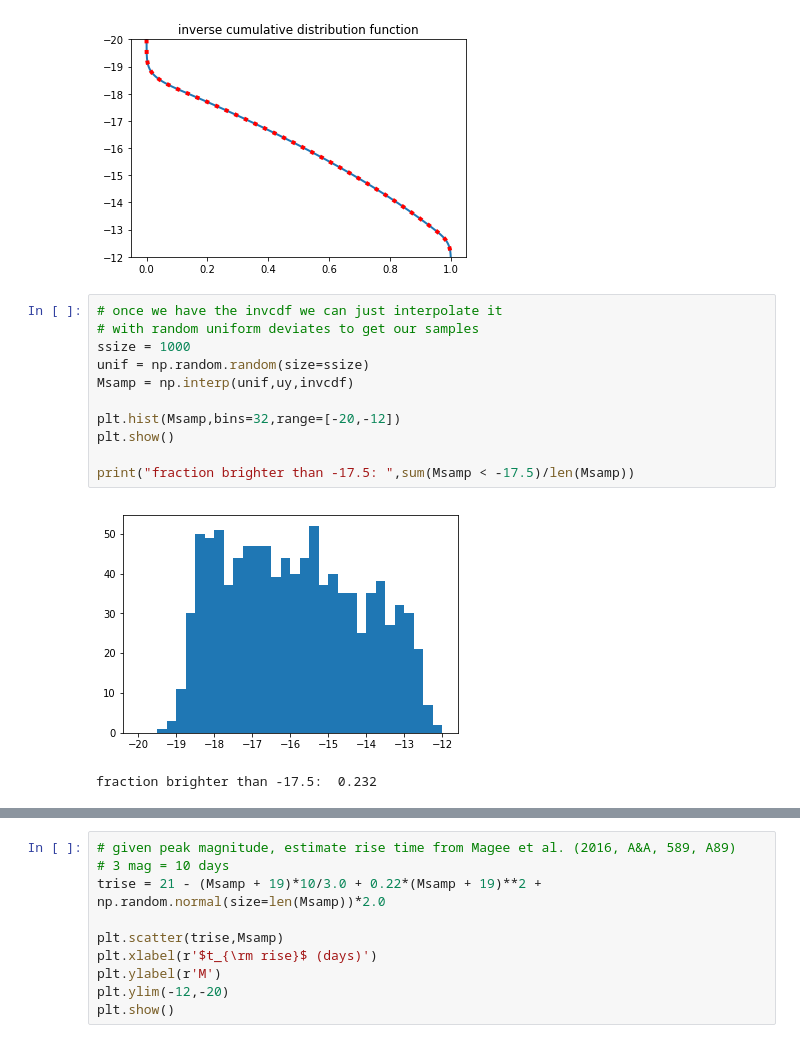
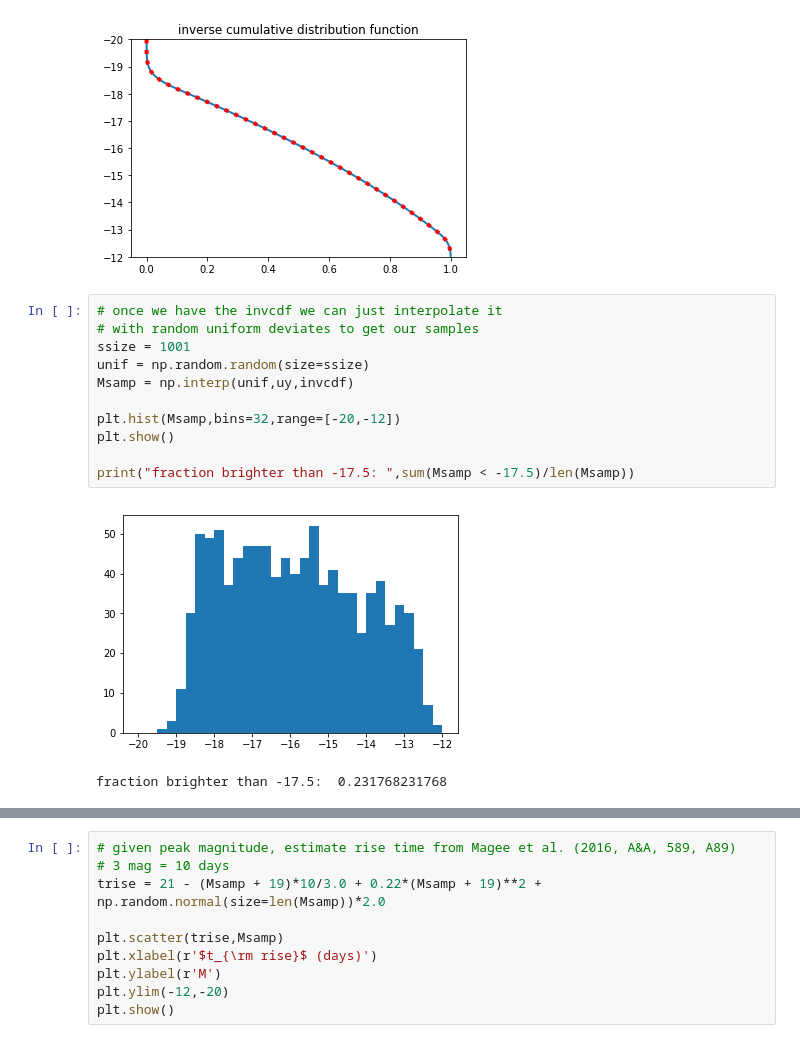
Before and after one commit to RutgersSN/plasticc-Iax, a Jupyter notebook: Iax-model.ipynb, the cells around one changed output, grey strips where cells are left out. Drawn from its saved outputs; the diff is of its cells as text.

```diff
--- a/Iax-model.ipynb
+++ b/Iax-model.ipynb
@@ -105,17 +106,17 @@ plt.show()
 # %%
 # once we have the invcdf we can just interpolate it
 # with random uniform deviates to get our samples
-ssize = 1000
+ssize = 1001
 unif = np.random.random(size=ssize)
 Msamp = np.interp(unif,uy,invcdf)
 
 plt.hist(Msamp,bins=32,range=[-20,-12])
 plt.show()
 
 print("fraction brighter than -17.5: ",sum(Msamp < -17.5)/len(Msamp))
 # %% [output]
-[figure, old version]
+[figure, new version]
-fraction brighter than -17.5:  0.232
+fraction brighter than -17.5:  0.231768231768
 # %%
 Mmodel = np.zeros(len(M))
 muz = 5.0 * np.log10(cosmo.luminosity_distance(z)/u.Mpc) + 25.0
```
Also changed, not shown: parts of 16 cells of this notebook, 3 other files.
